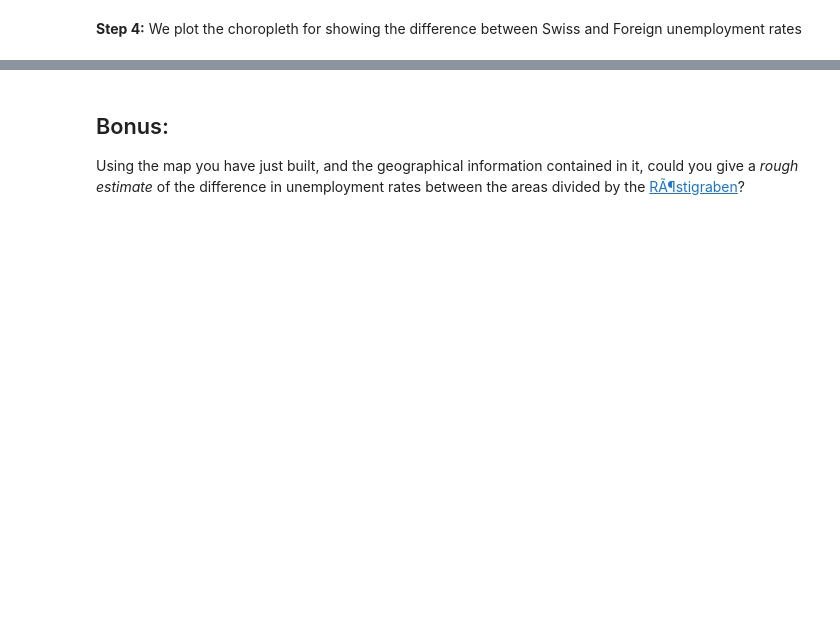
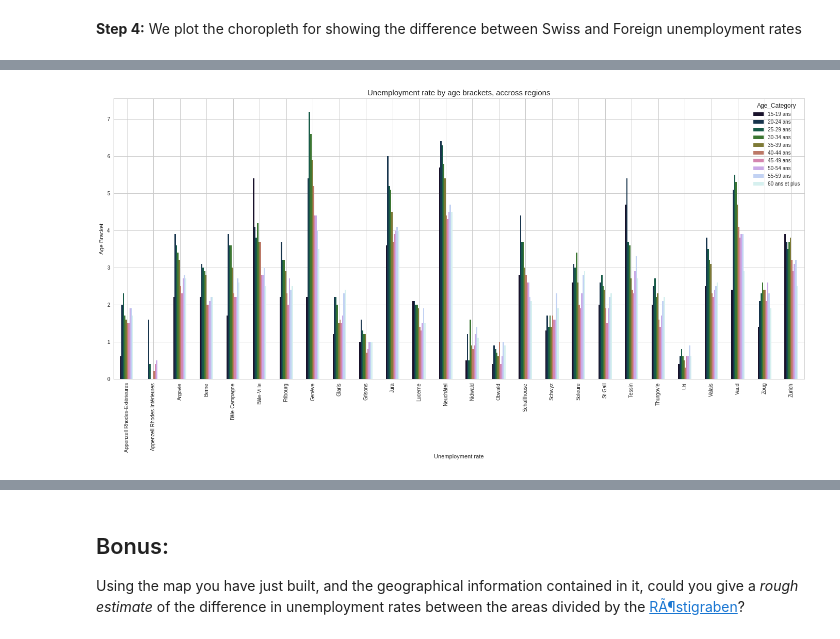
Before and after one commit to sourabhlal/ada2017, a Jupyter notebook: 03 - Interactive Viz/Homework3.ipynb, the cells around one changed output, grey strips where cells are left out. Cells and saved outputs as stored; diff of their text form; code cells hidden in the pictures; blank space fills up the shorter version.

```diff
--- a/03 - Interactive Viz/Homework3.ipynb
+++ b/03 - Interactive Viz/Homework3.ipynb
@@ -165,0 +221,3 @@ diff_map
+# %%
+df_pivoted_age = df_age.reset_index().pivot(index='Canton', columns='Age_Category', values='Unemployement_Rate')
+df_pivoted_age
@@ -165,0 +243,11 @@ diff_map
+# %%
+#Plotting and adding info
+sns.set_palette('cubehelix',10)
+df_pivoted_age.plot.bar(figsize=(24,10))
+
+plt.title('Unemployment rate by age brackets, accross regions',fontsize=15)
+plt.ylabel('Age Bracket')
+plt.xlabel('Unemployment rate')
+plt.show()
+# %% [output]
+[figure, added]
```
Also changed, not shown: parts of 7 cells of this notebook.
